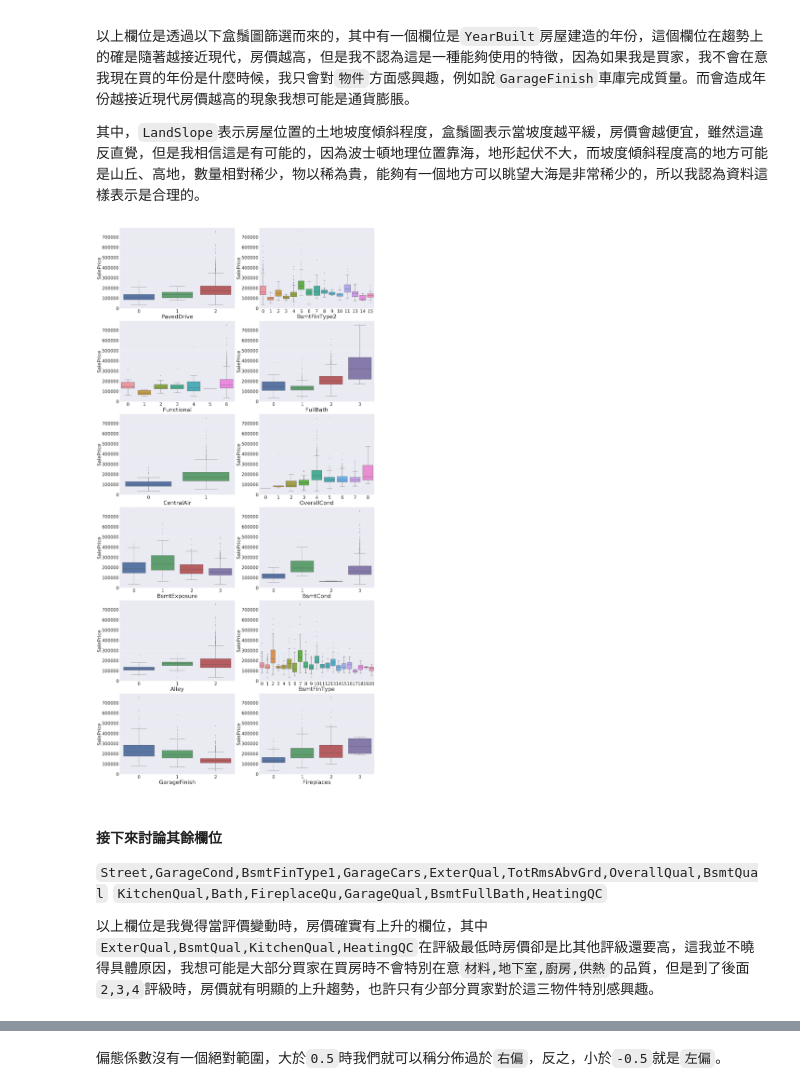
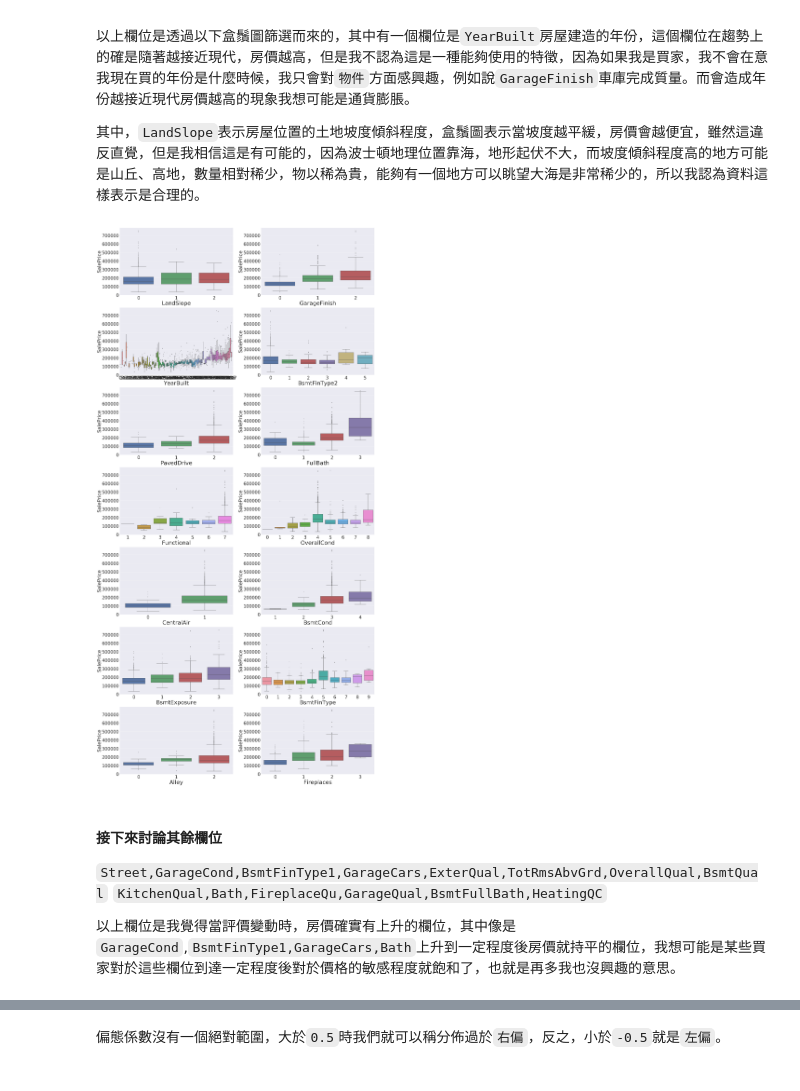
Before and after one commit to R7788380/AIA_HousePredict, a Jupyter notebook: AIA_houseprice.ipynb, the cells around one changed output, grey strips where cells are left out. Cells and saved outputs as stored; diff of their text form; code cells hidden in the pictures.

```diff
--- a/AIA_houseprice.ipynb
+++ b/AIA_houseprice.ipynb
@@ -279,5 +280,5 @@ Index(['MSSubClass', 'MSZoning', 'LotFrontage', 'LotArea', 'Street', 'Alley',
 # %%
-categorical = [col for col in alldata.columns if train[col].dtype == 'O']
+categorical = [col for col in alldata.columns if alldata[col].dtype == 'O']
 for i in categorical:
     print(i,':',alldata[i].unique())
 # %% [output]
@@ -332,18 +333,3 @@ SaleCondition : ['Normal' 'Abnorml' 'Partial' 'AdjLand' 'Alloca' 'Family']
 * `OverallQual`：`[1, 2, 3, 4, 5, 6, 7, 8, 9, 10]`
 
 * `OverallCond`：`[1, 2, 3, 4, 5, 6, 7, 8, 9]`
-# %%
-from sklearn.preprocessing import LabelEncoder
-alldata['MSSubClass'] = alldata['MSSubClass'].astype(str)
-alldata['OverallQual'] = alldata['OverallQual'].astype(str)
-alldata['OverallCond'] = alldata['OverallCond'].astype(str)
-alldata['YearRemodAdd'] = alldata['YearRemodAdd'].astype(str)
-alldata['MoSold'] = alldata['MoSold'].astype(str)
-cols = ['Street','Alley','LandSlope','HouseStyle','ExterQual','ExterCond','BsmtQual','BsmtCond','HeatingQC','KitchenQual',
-        'FireplaceQu','GarageQual','GarageCond','PoolQC','Foundation','BsmtExposure','BsmtFinType1','BsmtFinType2','CentralAir',
-        'Functional','GarageFinish','PavedDrive','Fence','MSSubClass','OverallQual','OverallCond','YearRemodAdd','MoSold','Heating']
-
-for col in cols:
-    lbender = LabelEncoder()
-    lbender.fit(list(alldata[col].values))
-    alldata[col] = lbender.transform(list(alldata[col].values))
@@ -403,7 +424,7 @@ plotdd['SalePrice'] = train.SalePrice
 # %%
 rcParams['figure.figsize'] = (15,30)
 fig, axes = plt.subplots(11,2)
-sns.set(color_codes=True)
+sns.set()
 for i in range(len(continuous)):
     if i < 11:
         pp = sns.regplot(data=plotdd, x=continuous[i], y='SalePrice', ax=axes[i,0])
@@ -438,29 +460,29 @@ plotdd = plotdd.drop(plotdd[(plotdd['GrLivArea']>4000) & (plotdd['SalePrice']<30
 
 其中，`LandSlope`表示房屋位置的土地坡度傾斜程度，盒鬚圖表示當坡度越平緩，房價會越便宜，雖然這違反直覺，但是我相信這是有可能的，因為波士頓地理位置靠海，地形起伏不大，而坡度傾斜程度高的地方可能是山丘、高地，數量相對稀少，物以稀為貴，能夠有一個地方可以眺望大海是非常稀少的，所以我認為資料這樣表示是合理的。
 # %%
-discrete1 = ['PavedDrive','Functional','CentralAir','BsmtExposure','Alley','GarageFinish','BsmtFinType2','FullBath','OverallCond','BsmtCond','BsmtFinType','Fireplaces']
+discrete1 = ['LandSlope','YearBuilt','PavedDrive','Functional','CentralAir','BsmtExposure','Alley','GarageFinish','BsmtFinType2','FullBath','OverallCond','BsmtCond','BsmtFinType','Fireplaces']
 # %%
 sns.set(font_scale=4)
 rcParams['figure.figsize'] = (35,70)
-fig, axes = plt.subplots(6,2)
+fig, axes = plt.subplots(7,2)
 sns.set(color_codes=True)
 for i in range(len(discrete1)):
-    if i < 6:
+    if i < 7:
         pp = sns.boxplot(data=plotdd, x=discrete1[i], y='SalePrice', ax=axes[i,0])
         pp.set_xlabel(discrete1[i],fontsize=50)
     else:
-        pp2 = sns.boxplot(data=plotdd, x=discrete1[i], y='SalePrice', ax=axes[i-6,1])
+        pp2 = sns.boxplot(data=plotdd, x=discrete1[i], y='SalePrice', ax=axes[i-7,1])
         pp2.set_xlabel(discrete1[i],fontsize=50)
     plt.tight_layout()
 # %% [output]
-[figure, old version]
+[figure, new version]
 # %% [markdown]
 #### 接下來討論其餘欄位
 
 `Street,GarageCond,BsmtFinType1,GarageCars,ExterQual,TotRmsAbvGrd,OverallQual,BsmtQual`
 `KitchenQual,Bath,FireplaceQu,GarageQual,BsmtFullBath,HeatingQC`
 
-以上欄位是我覺得當評價變動時，房價確實有上升的欄位，其中`ExterQual,BsmtQual,KitchenQual,HeatingQC`在評級最低時房價卻是比其他評級還要高，這我並不曉得具體原因，我想可能是大部分買家在買房時不會特別在意`材料,地下室,廚房,供熱`的品質，但是到了後面`2,3,4`評級時，房價就有明顯的上升趨勢，也許只有少部分買家對於這三物件特別感興趣。
+以上欄位是我覺得當評價變動時，房價確實有上升的欄位，其中像是`GarageCond`,`BsmtFinType1,GarageCars,Bath`上升到一定程度後房價就持平的欄位，我想可能是某些買家對於這些欄位到達一定程度後對於價格的敏感程度就飽和了，也就是再多我也沒興趣的意思。
 # %%
 discrete2 = ['Street','GarageCond','BsmtFinType1','GarageCars','ExterQual','TotRmsAbvGrd','OverallQual','BsmtQual','KitchenQual','Bath','FireplaceQu','GarageQual','BsmtFullBath','HeatingQC']
 # %%
```
Also changed, not shown: parts of 29 cells of this notebook, 2 other files.
